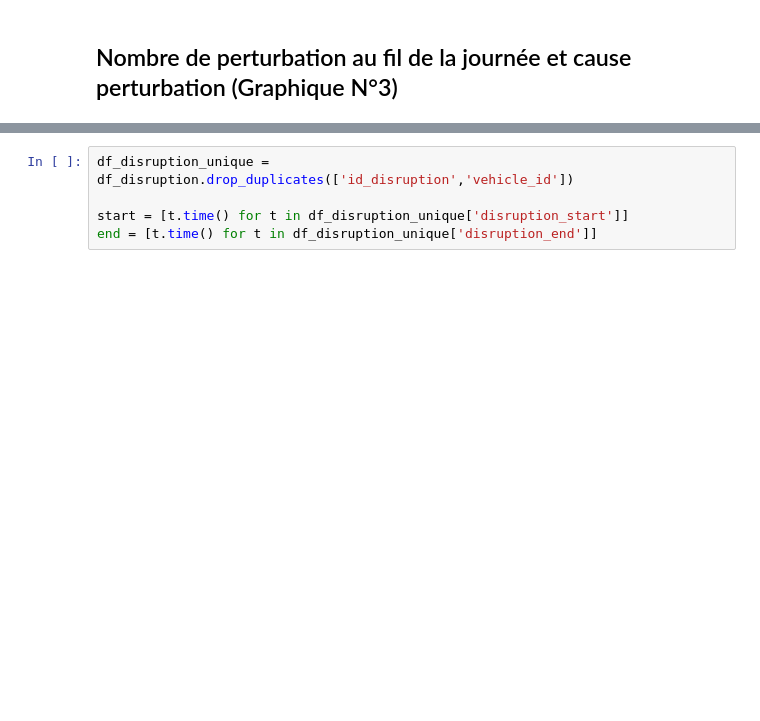
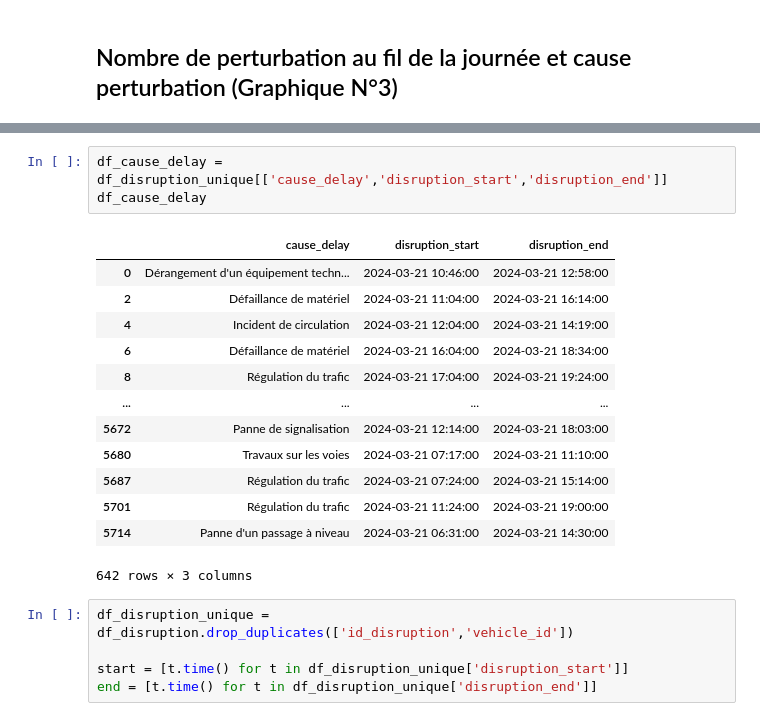
Before and after one commit to KylianSts/Perturbations_transport_public, a Jupyter notebook: TGV_TER_database_analysis.ipynb, the cells around one changed output, grey strips where cells are left out. Drawn from its saved outputs; the diff is of its cells as text; blank space fills up the shorter version.

```diff
--- a/TGV_TER_database_analysis.ipynb
+++ b/TGV_TER_database_analysis.ipynb
@@ -720,3 +705,20 @@ Name: id_disruption, dtype: float64
+# %%
+df_cause_delay = df_disruption_unique[['cause_delay','disruption_start','disruption_end']]
+df_cause_delay
+# %% [output]
+|  | cause_delay | disruption_start | disruption_end |
+| 0 | Dérangement d'un équipement techn... | 2024-03-21 10:46:00 | 2024-03-21 12:58:00 |
+| 2 | Défaillance de matériel | 2024-03-21 11:04:00 | 2024-03-21 16:14:00 |
+| 4 | Incident de circulation | 2024-03-21 12:04:00 | 2024-03-21 14:19:00 |
+| 6 | Défaillance de matériel | 2024-03-21 16:04:00 | 2024-03-21 18:34:00 |
+| 8 | Régulation du trafic | 2024-03-21 17:04:00 | 2024-03-21 19:24:00 |
+| ... | ... | ... | ... |
+| 5672 | Panne de signalisation | 2024-03-21 12:14:00 | 2024-03-21 18:03:00 |
+| 5680 | Travaux sur les voies | 2024-03-21 07:17:00 | 2024-03-21 11:10:00 |
+| 5687 | Régulation du trafic | 2024-03-21 07:24:00 | 2024-03-21 15:14:00 |
+| 5701 | Régulation du trafic | 2024-03-21 11:24:00 | 2024-03-21 19:00:00 |
+| 5714 | Panne d'un passage à niveau | 2024-03-21 06:31:00 | 2024-03-21 14:30:00 |
+642 rows × 3 columns
 # %%
 df_disruption_unique = df_disruption.drop_duplicates(['id_disruption','vehicle_id'])
 
```
Also changed, not shown: parts of 14 cells of this notebook.
